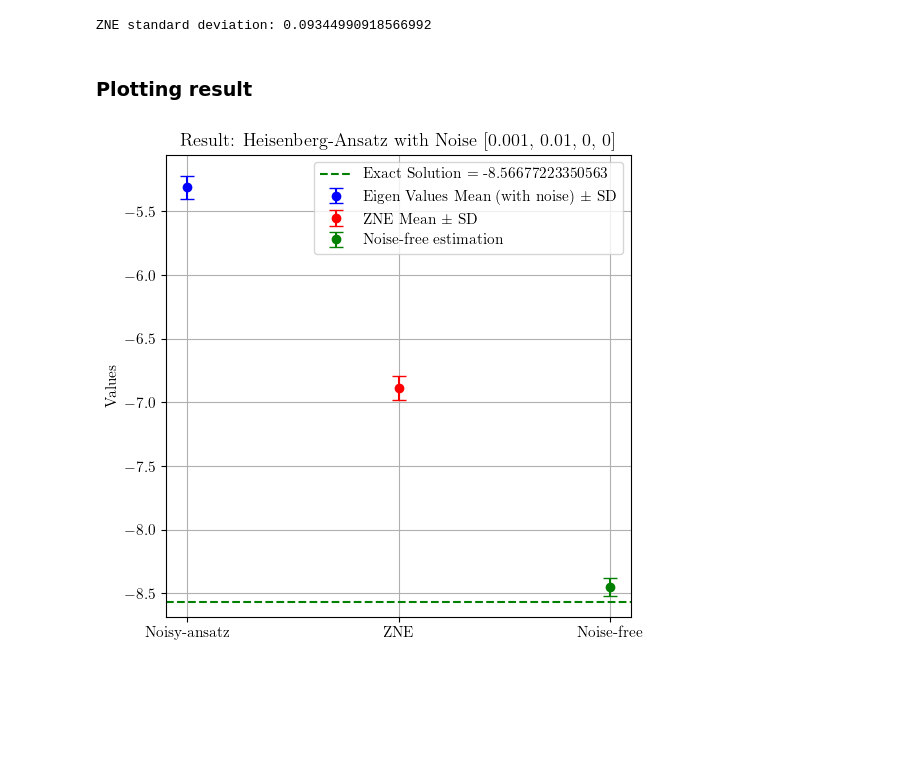
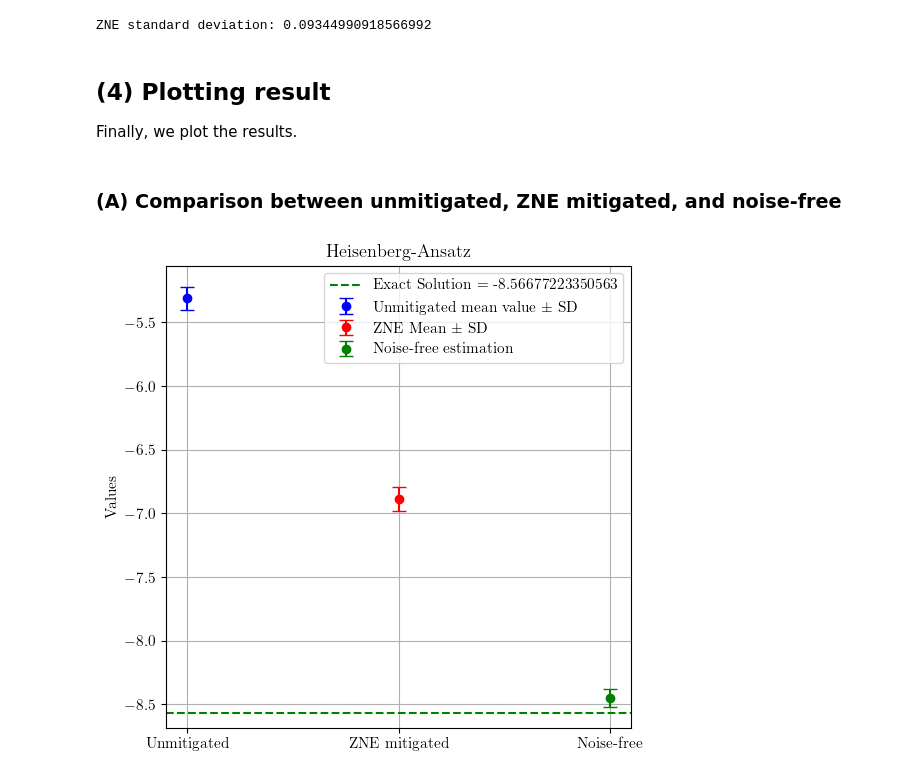
Before and after one commit to arijit-ship/indirect-zne, a Jupyter notebook: experiments/experiment06/experimentBook.ipynb, the cells around one changed output. Cells and saved outputs as stored; diff of their text form; code cells hidden in the pictures; blank space fills up the shorter version.

```diff
--- a/experiments/experiment06/experimentBook.ipynb
+++ b/experiments/experiment06/experimentBook.ipynb
@@ -100,0 +94,4 @@ Noise-free mean estimation: -8.450217972952293
+# %%
+unmitigated_eigen_vals = vqe_data[0]["output"]["optimized_minimum_cost"]
+unmitigated_eigen_vals_mean = np.mean(unmitigated_eigen_vals)
+print(f"Unmitigated noisy mean estimation: {unmitigated_eigen_vals_mean}")
@@ -100,0 +100,4 @@ Noise-free mean estimation: -8.450217972952293
+# %%
+# Standard deviation in eigenvalues
+unmitigated_eigen_vals_sd = np.std(unmitigated_eigen_vals)
+print(f"Unmitigated noisy standard deviation: {unmitigated_eigen_vals_sd}")
@@ -107,0 +129,13 @@ noise_level = vqe_data[0]["config"]["vqe"]["ansatz"]["noise"]["value"]
+# %%
+boosted_noisy_expectation_list = []  # Stores pairs of expectation values corresponding to noise level 16 (boosted form 6 to 16)
+
+for data in all_zne_data:
+    boosted_noisy_expectation_vals = data["output"]["zne_values"]["others"]["sorted_expectation_vals"][-1]  # List containing expectation values [val1, val2] for noise levels 6 and 16.
+    boosted_noisy_expectation_list.append(boosted_noisy_expectation_vals)
+
+boosted_noisy_expectation_val_mean = np.mean(boosted_noisy_expectation_list)    # Mean expected value at boosted noise 16
+boosted_noisy_expectation_val_sd = np.std(boosted_noisy_expectation_list)
+
+# Printing the means and standard deviations
+print(f"Mean expectation value at noise level 16: {boosted_noisy_expectation_val_mean}")
+print(f"Standard deviation at noise level 16: {boosted_noisy_expectation_val_sd}")
@@ -110,6 +147,6 @@ noise_level = vqe_data[0]["config"]["vqe"]["ansatz"]["noise"]["value"]
 # %%
 zne_vals = []
-for data in all_data:
+for data in all_zne_data:
     zne_val = data["output"]["zne_values"]["extrapolated_value"]
     zne_vals.append(zne_val)
 
@@ -123,36 +160,40 @@ print(f"ZNE standard deviation: {zne_sd}")
 # %% [output]
 ZNE standard deviation: 0.09344990918566992
 # %% [markdown]
-### Plotting result
+## (4) Plotting result
+
+Finally, we plot the results.
+# %% [markdown]
+### (A) Comparison between unmitigated, ZNE mitigated, and noise-free
 # %%
 # Data labels
-labels = ["Noisy-ansatz", "ZNE", "Noise-free"]
+labels = ["Unmitigated", "ZNE mitigated", "Noise-free"]
 
 # Values to plot
-means = [eigen_vals_mean, zne_mean, noisefree_mean]
-sds = [eigen_vals_sd, zne_sd, noisefree_sd]
+means = [unmitigated_eigen_vals_mean, zne_mean, noisefree_mean]
+sds = [unmitigated_eigen_vals_sd, zne_sd, noisefree_sd]
 
 # Create the plot with error bars
 plt.figure(figsize=(6, 6))
 
 # Plot eigenvalues with error bars
-plt.errorbar(labels[0], means[0], yerr=sds[0], fmt="o", color="blue", capsize=5, label="Eigen Values Mean (with noise) ± SD")
+plt.errorbar(labels[0], means[0], yerr=sds[0], fmt="o", color="blue", capsize=5, label="Unmitigated mean value ± SD")
 
 # Plot ZNE values with error bars
 plt.errorbar(labels[1], means[1], yerr=sds[1], fmt="o", color="red", capsize=5, label="ZNE Mean ± SD")
 
 # Plot ZNE values with error bars
 plt.errorbar(labels[2], means[2], yerr=sds[2], fmt="o", color="green", capsize=5, label="Noise-free estimation")
 
 # Plot the horizontal line for the exact solution
 plt.axhline(y=exact_sol, color="green", linestyle="--", label=f"Exact Solution = {exact_sol}")
 
 # Adding title and labels
-plt.title(f"Result: Heisenberg-Ansatz with Noise {noise_level}")
+plt.title(f"Heisenberg-Ansatz")
 plt.ylabel("Values")
 plt.grid(True)
 # Add a legend
 plt.legend()
 plt.show()
 # %% [output]
-[figure, old version]
+[figure, new version]
```
Also changed, not shown: parts of 19 cells of this notebook, 2 other files.
